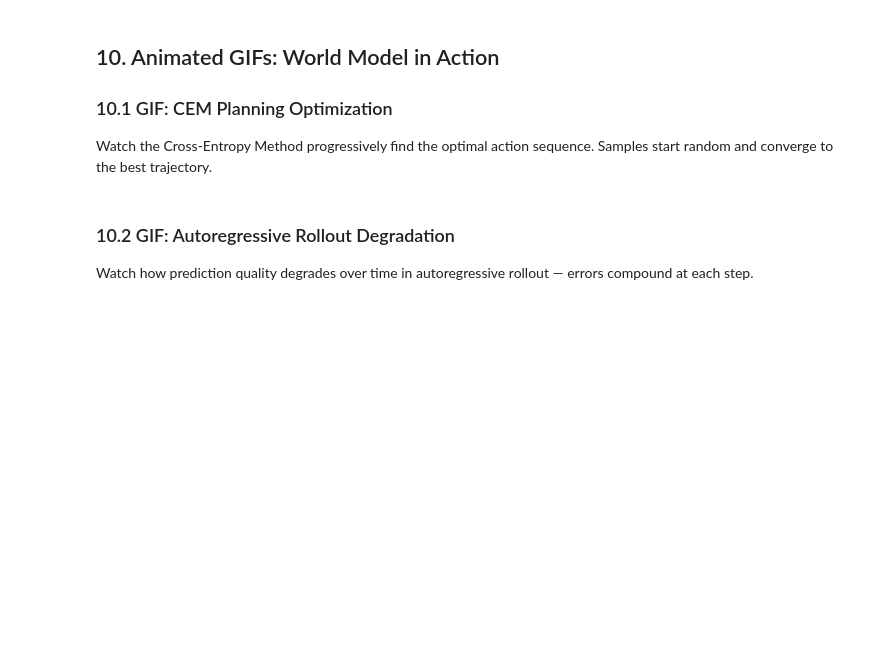
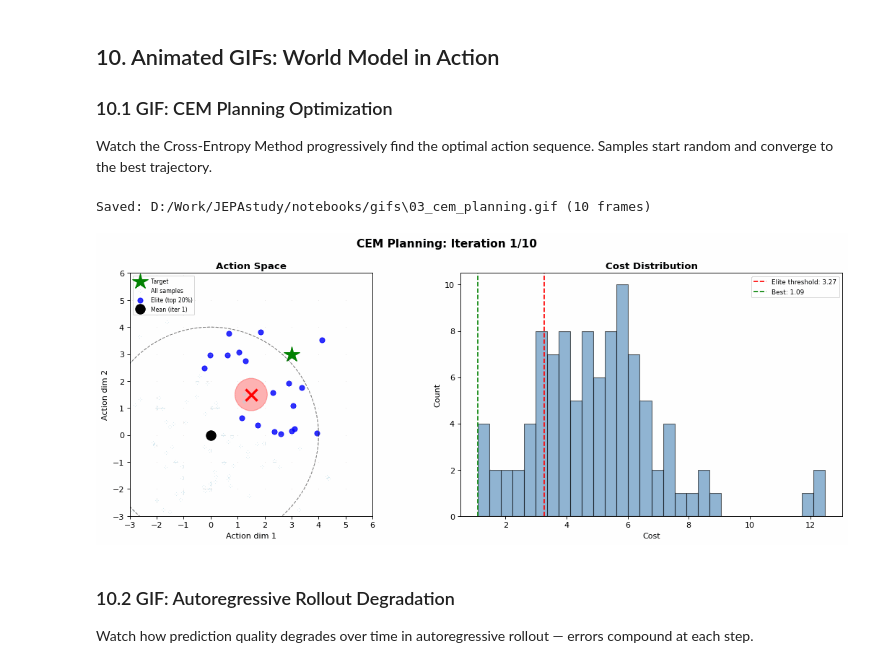
Before and after one commit to JeffrinSam/JEPAstudy, a Jupyter notebook: notebooks/03_VJEPA2_AC_WorldModel.ipynb, the cells around one changed output. Saved outputs shown, nothing was run; the diff lists cells and outputs as text; code cells hidden in the pictures; blank space fills up the shorter version.

```diff
--- a/notebooks/03_VJEPA2_AC_WorldModel.ipynb
+++ b/notebooks/03_VJEPA2_AC_WorldModel.ipynb
@@ -1661,6 +1796,11 @@ The world model pre-trained on internet video transfers physical understanding t
 
 Watch the Cross-Entropy Method progressively find the optimal action sequence. Samples start random and converge to the best trajectory.
 # %%
+import os, io, torch, numpy as np
+import matplotlib
+matplotlib.use("Agg")
+import matplotlib.pyplot as plt
+from PIL import Image as PILImage
 # ============================================================
 # GIF: CEM PLANNING OPTIMIZATION
 # ============================================================
@@ -1669,11 +1809,10 @@ matplotlib.use('Agg')
 import matplotlib.pyplot as plt
 from PIL import Image
 import io, os
-os.makedirs('gifs', exist_ok=True)
+_gifs_dir = r'D:/Work/JEPAstudy/notebooks/gifs'
+os.makedirs(_gifs_dir, exist_ok=True)
 
 def create_cem_gif():
-    np.random.seed(42)
-    # Goal: reach target position
     target = np.array([3.0, 3.0])
     obstacle = np.array([1.5, 1.5])
     obstacle_r = 0.6
@@ -1744,34 +1883,37 @@ def create_cem_gif():
         ax = axes[1]
         ax.hist(costs, bins=30, alpha=0.6, color='steelblue', edgecolor='black')
         ax.axvline(costs[elite_idx].max(), color='red', linestyle='--',
                   label=f'Elite threshold: {costs[elite_idx].max():.2f}')
         ax.axvline(costs.min(), color='green', linestyle='--',
                   label=f'Best: {costs.min():.2f}')
         ax.set_xlabel('Cost')
         ax.set_ylabel('Count')
         ax.set_title('Cost Distribution', fontweight='bold')
         ax.legend(fontsize=8)
 
         plt.tight_layout()
         buf = io.BytesIO()
         fig.savefig(buf, format='png', dpi=80, bbox_inches='tight')
         buf.seek(0)
         frames.append(Image.open(buf).copy())
         buf.close()
         plt.close(fig)
 
         # Update distribution
         mu = elite.mean(axis=0)
         sigma = elite.std(axis=0) + 0.01
 
-    gif_path = 'gifs/03_cem_planning.gif'
+    gif_path = os.path.join(_gifs_dir, '03_cem_planning.gif')
     frames[0].save(gif_path, save_all=True, append_images=frames[1:], duration=500, loop=0)
     print(f"Saved: {gif_path} ({len(frames)} frames)")
     return gif_path
 
 gif_path = create_cem_gif()
 from IPython.display import Image as IPImage, display
 display(IPImage(filename=gif_path))
+# %% [output]
+Saved: D:/Work/JEPAstudy/notebooks/gifs\03_cem_planning.gif (10 frames)
+[figure, added]
 # %% [markdown]
 ### 10.2 GIF: Autoregressive Rollout Degradation
 
```
Also changed, not shown: parts of 18 cells of this notebook, 16 other files.
